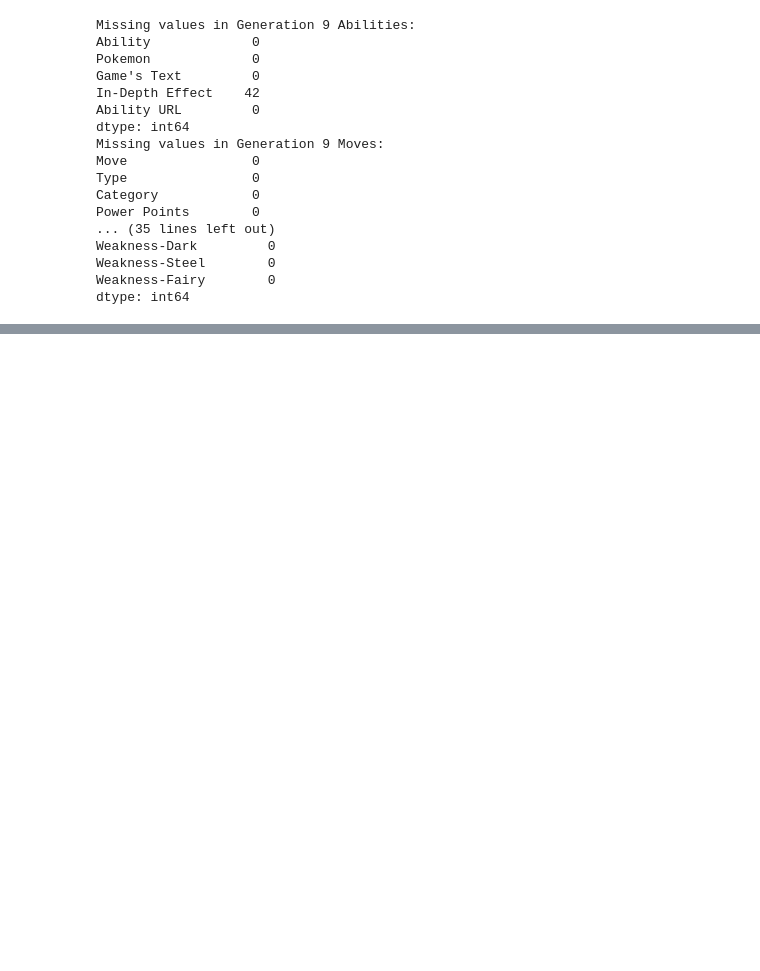
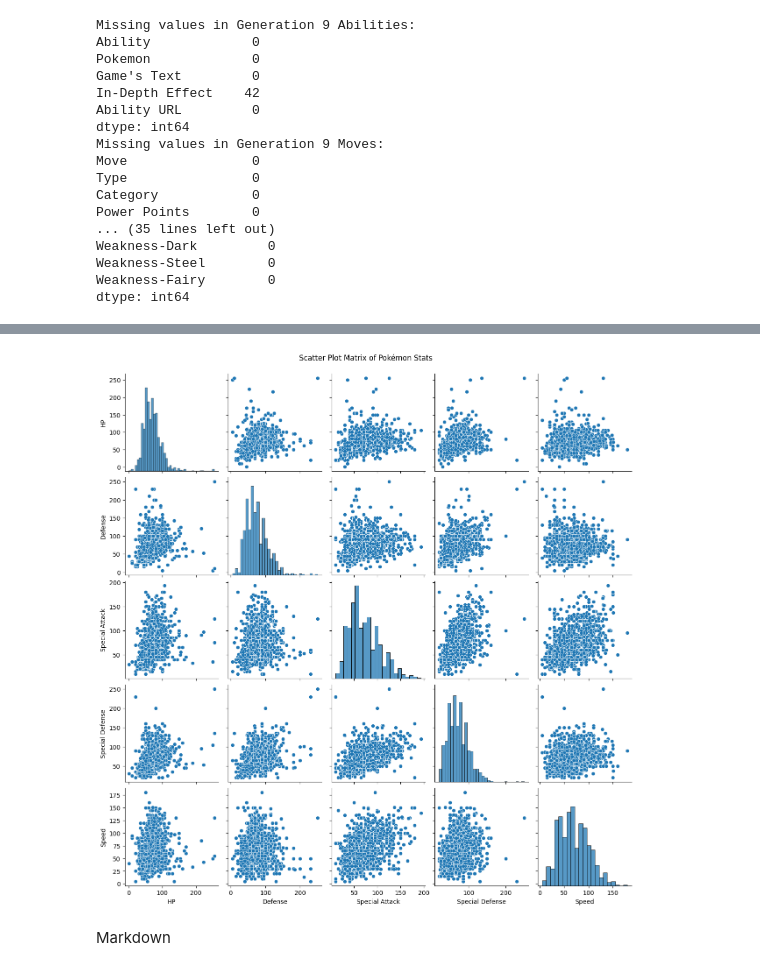
Before and after one commit to AdamNur422/ITCS-3162-Final-Project, a Jupyter notebook: Final Project.ipynb, the cells around one changed output, grey strips where cells are left out. Saved outputs shown, nothing was run; the diff lists cells and outputs as text; code cells hidden in the pictures; blank space fills up the shorter version.

```diff
--- a/Final Project.ipynb
+++ b/Final Project.ipynb
@@ -122,0 +405,8 @@ dtype: int64
+# %%
+sns.pairplot(df[['HP', 'Defense', 'Special Attack', 'Special Defense', 'Speed']])
+plt.suptitle('Scatter Plot Matrix of Pokémon Stats', y=1.02)
+plt.show()
+# %% [output]
+[figure, added]
+# %% [markdown]
+Markdown
```
Also changed, not shown: parts of 25 cells of this notebook, 11 other files.
